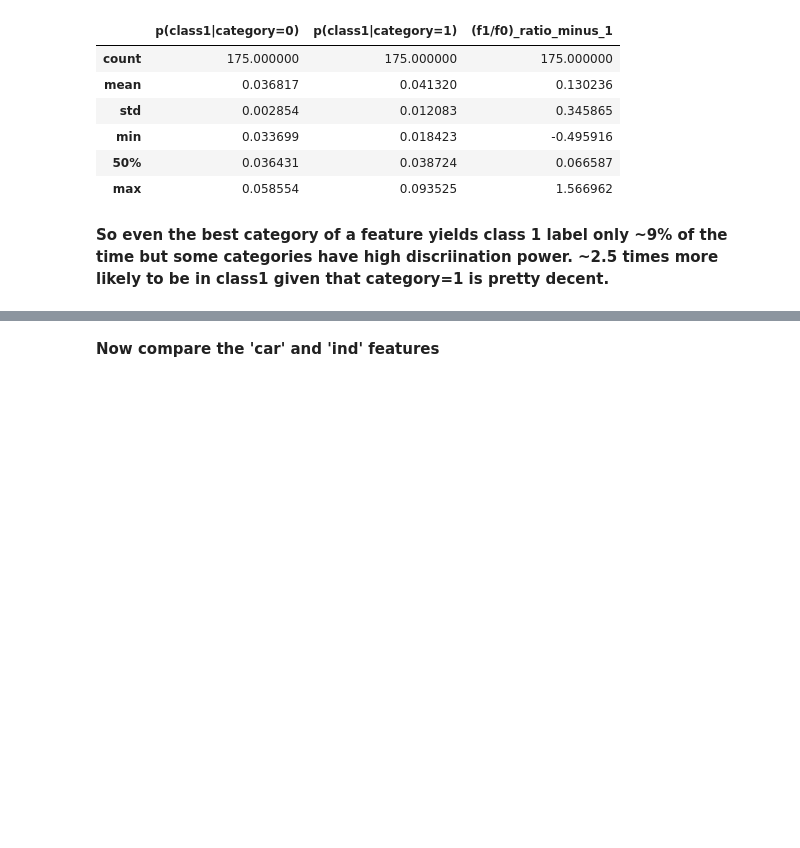
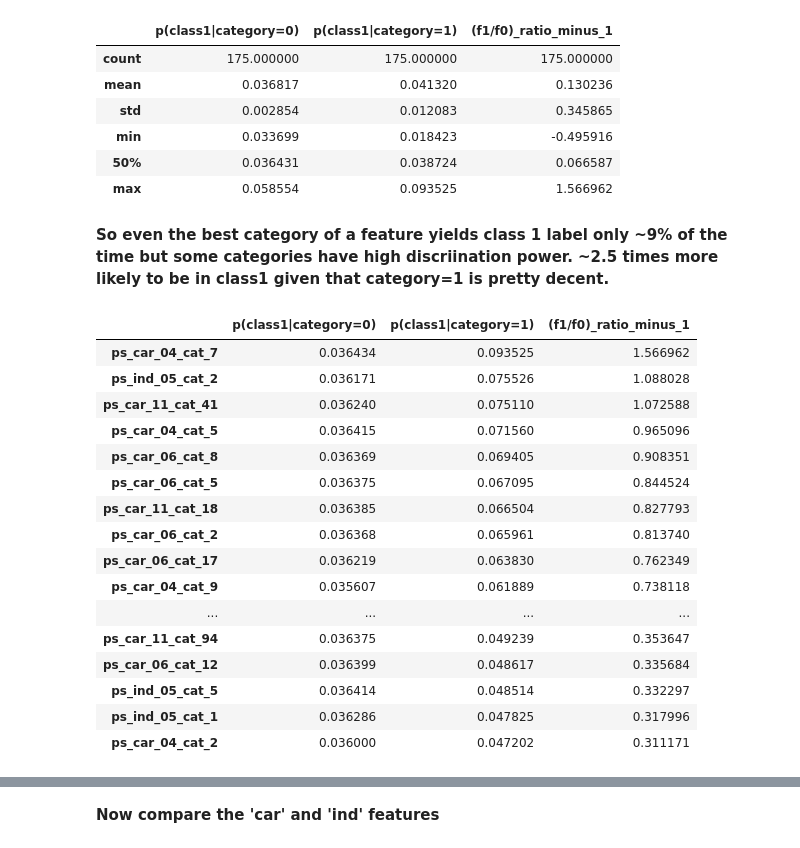
Before and after one commit to TangoJP/porto_seguro, a Jupyter notebook: nb02_Exploring_EachTypeOfCategory.ipynb, the cells around one changed output, grey strips where cells are left out. Drawn from its saved outputs; the diff is of its cells as text; code cells hidden in the pictures; blank space fills up the shorter version.

```diff
--- a/nb02_Exploring_EachTypeOfCategory.ipynb
+++ b/nb02_Exploring_EachTypeOfCategory.ipynb
@@ -336,4 +356,26 @@ cat_cond_probs_noNaNs.describe(percentiles=[0.5])
 | max | 0.058554 | 0.093525 | 1.566962 |
 # %% [markdown]
 <b>So even the best category of a feature yields class 1 label only ~9% of the time but some categories have high discriination power. ~2.5 times more likely to be in class1 given that category=1 is pretty decent.</b>
+# %%
+cutoff_dif = 0.3
+cat_cond_probs_noNaNs[cat_cond_probs_noNaNs['(f1/f0)_ratio_minus_1'] >= cutoff_dif]\
+        .sort_values('(f1/f0)_ratio_minus_1',ascending=False)#.head(20)
+# %% [output]
+|  | p(class1|category=0) | p(class1|category=1) | (f1/f0)_ratio_minus_1 |
+| ps_car_04_cat_7 | 0.036434 | 0.093525 | 1.566962 |
+| ps_ind_05_cat_2 | 0.036171 | 0.075526 | 1.088028 |
+| ps_car_11_cat_41 | 0.036240 | 0.075110 | 1.072588 |
+| ps_car_04_cat_5 | 0.036415 | 0.071560 | 0.965096 |
+| ps_car_06_cat_8 | 0.036369 | 0.069405 | 0.908351 |
+| ps_car_06_cat_5 | 0.036375 | 0.067095 | 0.844524 |
+| ps_car_11_cat_18 | 0.036385 | 0.066504 | 0.827793 |
+| ps_car_06_cat_2 | 0.036368 | 0.065961 | 0.813740 |
+| ps_car_06_cat_17 | 0.036219 | 0.063830 | 0.762349 |
+| ps_car_04_cat_9 | 0.035607 | 0.061889 | 0.738118 |
+| ... | ... | ... | ... |
+| ps_car_11_cat_94 | 0.036375 | 0.049239 | 0.353647 |
+| ps_car_06_cat_12 | 0.036399 | 0.048617 | 0.335684 |
+| ps_ind_05_cat_5 | 0.036414 | 0.048514 | 0.332297 |
+| ps_ind_05_cat_1 | 0.036286 | 0.047825 | 0.317996 |
+| ps_car_04_cat_2 | 0.036000 | 0.047202 | 0.311171 |
 # %%
```
Also changed, not shown: parts of 4 cells of this notebook, 2 other files.
